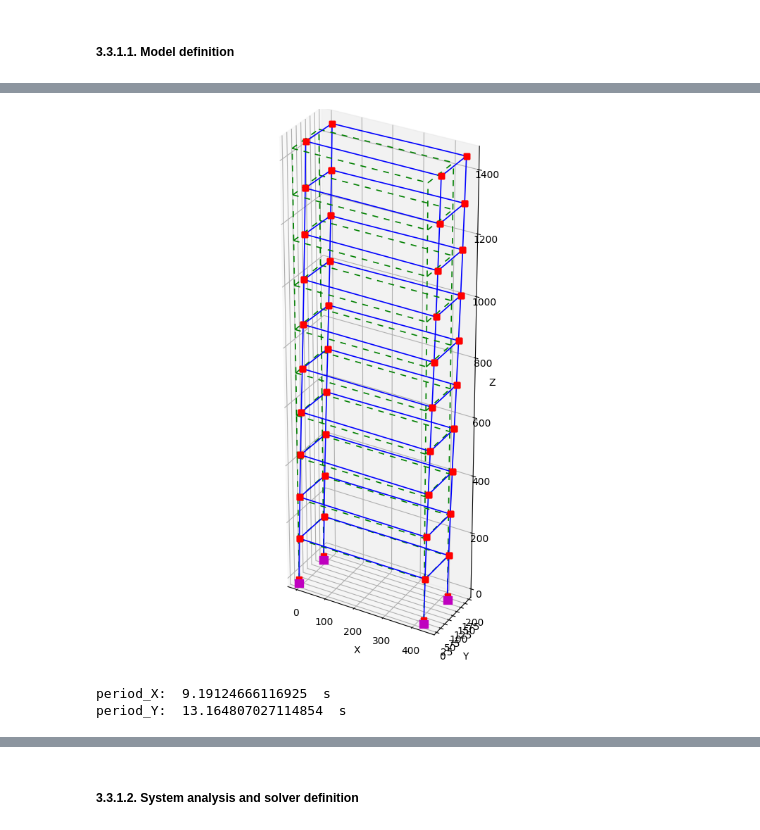
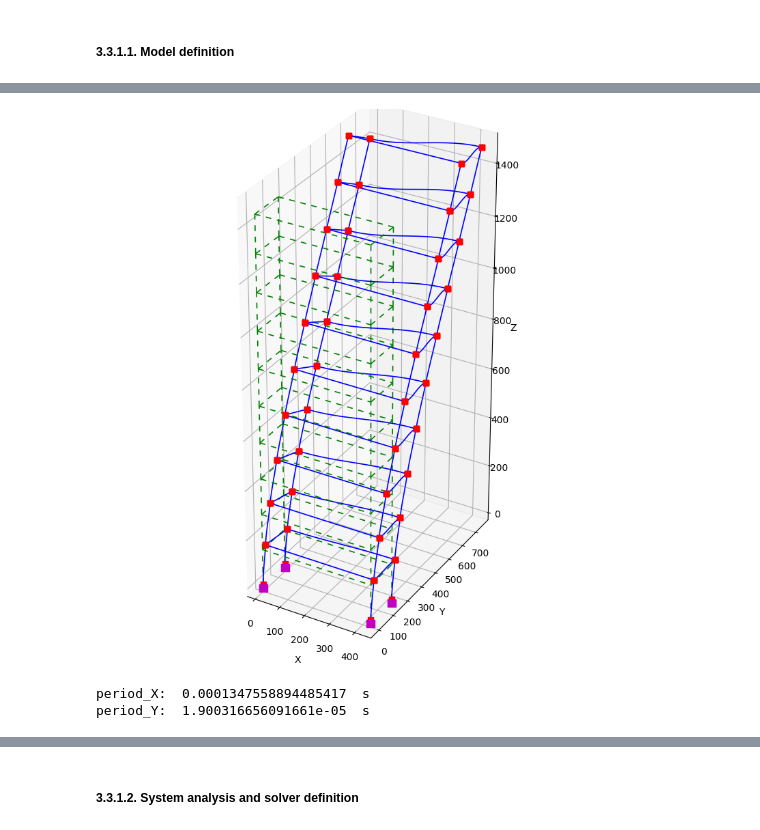
Before and after one commit to jorvend/JV-Research, a Jupyter notebook: UCI_Research/2_Building_model/RotD50_Spectra_Building.ipynb, the cells around one changed output, grey strips where cells are left out. Saved outputs shown, nothing was run; the diff lists cells and outputs as text; code cells hidden in the pictures.

```diff
--- a/UCI_Research/2_Building_model/RotD50_Spectra_Building.ipynb
+++ b/UCI_Research/2_Building_model/RotD50_Spectra_Building.ipynb
@@ -256,7 +256,10 @@ def model_definition(mass, damping, nmodes=3):
         for bayX in range(0, numberOfBaysX + 1):
             for bayY in range(0, numberOfBaysY + 1):
                 nodeTag_j = nodeTag_i + (numberOfBaysX+1)*(numberOfBaysY+1)
-                ops.element('elasticBeamColumn', elementTag, nodeTag_i, nodeTag_j, A_column, E_column, G_column, J_column, Iyy_column, Izz_column, geomTransfTagColumns)
+                if bayX==0:
+                    ops.element('elasticBeamColumn', elementTag, nodeTag_i, nodeTag_j, A_column*1e6, E_column*1e6, G_column*1e6, J_column, Iyy_column*1e6, Izz_column*1e6, geomTransfTagColumns)
+                else:
+                    ops.element('elasticBeamColumn', elementTag, nodeTag_i, nodeTag_j, A_column, E_column*1e6, G_column, J_column, Iyy_column*1e6, Izz_column*1e6, geomTransfTagColumns)
                 elementTag += 1
                 nodeTag_i += 1
 
@@ -340,23 +344,23 @@ ops.wipe()
 # %%
 # Plot mode shape
 ops.wipe()
 periods=model_definition(10.0, 0.05)
-scaleFactor=10000
-opsv.plot_mode_shape(1,sfac=scaleFactor,fig_wi_he=(25.0, 75.0),fmt_undefo={'color': 'green', 'linestyle': (0, (5, 5)), 'linewidth': 1.2, 'marker': '', 'markersize': 1})
+scaleFactor=100000
+opsv.plot_mode_shape(3,sfac=scaleFactor,fig_wi_he=(25.0, 75.0),fmt_undefo={'color': 'green', 'linestyle': (0, (5, 5)), 'linewidth': 1.2, 'marker': '', 'markersize': 1})
 ops.wipe()
 # %% [output]
-[figure, old version]
+[figure, new version]
 # %%
 ## Choose values for further analysis (each time)
 node_top=43
-period_X_index=1 #nmodex - 1
-period_Y_index=0 #nmodey - 1
+period_X_index=0 #nmodex - 1
+period_Y_index=2 #nmodey - 1
 
 print("period_X: ", periods[period_X_index]," s")
 print("period_Y: ", periods[period_Y_index]," s")
 # %% [output]
-period_X:  9.19124666116925  s
-period_Y:  13.164807027114854  s
+period_X:  0.0001347558894485417  s
+period_Y:  1.900316656091661e-05  s
 # %%
 # Calculate structure stiffness
 ops.wipe()
```
Also changed, not shown: parts of 7 cells of this notebook.
